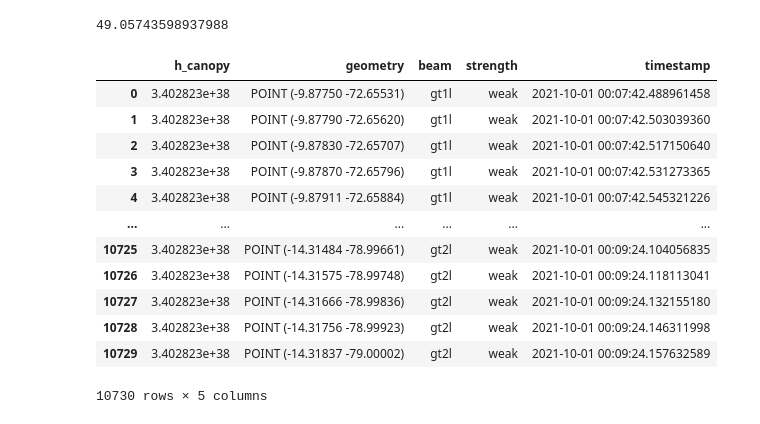
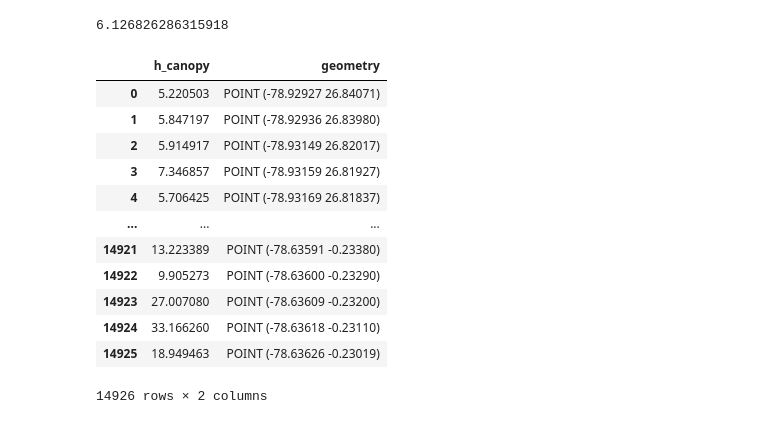
Before and after one commit to developmentseed/icesat-parquet, a Jupyter notebook: atl08_earthaccess.ipynb, the cells around one changed output. Saved outputs shown, nothing was run; the diff lists cells and outputs as text; code cells hidden in the pictures.

```diff
--- a/atl08_earthaccess.ipynb
+++ b/atl08_earthaccess.ipynb
@@ -386,39 +367,39 @@ gdf
 # %%
-file_size_bytes = os.path.getsize('atl08_parquet/year=2021/month=10/0.parquet')
+file_size_bytes = os.path.getsize('atl08_parquet/year=2021/month=11/0.parquet')
 
 # Convert bytes to megabytes
 file_size_mb = file_size_bytes / (1024 * 1024)
 file_size_mb
 # %% [output]
-49.05743598937988
+6.126826286315918
 # %%
 from shapely import wkb
 dataset = pq.ParquetDataset("atl08_parquet", partitioning="hive", filters=[('year', '>=', 2021),
                                                      ('year', '<=', 2021),
-                                                     ('month', '>=', 10),
-                                                     ('month', '<=', 10),
-                                                     ('strength', '==', 'weak')])
-table = dataset.read(columns=["h_canopy", "geometry", "beam", "strength","timestamp"])
+                                                     ('month', '>=', 11),
+                                                     ('month', '<=', 11),
+                                                     ('strength', '==', 'strong')])
+table = dataset.read(columns=["h_canopy", "geometry"])
 df = table.to_pandas()
 df['geometry'] = df['geometry'].apply(wkb.loads)
 
 
 gdf = gpd.GeoDataFrame(df, geometry='geometry')
 gdf
 # %% [output]
-|  | h_canopy | geometry | beam | strength | timestamp |
-| 0 | 3.402823e+38 | POINT (-9.87750 -72.65531) | gt1l | weak | 2021-10-01 00:07:42.488961458 |
-| 1 | 3.402823e+38 | POINT (-9.87790 -72.65620) | gt1l | weak | 2021-10-01 00:07:42.503039360 |
-| 2 | 3.402823e+38 | POINT (-9.87830 -72.65707) | gt1l | weak | 2021-10-01 00:07:42.517150640 |
-| 3 | 3.402823e+38 | POINT (-9.87870 -72.65796) | gt1l | weak | 2021-10-01 00:07:42.531273365 |
-| 4 | 3.402823e+38 | POINT (-9.87911 -72.65884) | gt1l | weak | 2021-10-01 00:07:42.545321226 |
-| ... | ... | ... | ... | ... | ... |
-| 10725 | 3.402823e+38 | POINT (-14.31484 -78.99661) | gt2l | weak | 2021-10-01 00:09:24.104056835 |
-| 10726 | 3.402823e+38 | POINT (-14.31575 -78.99748) | gt2l | weak | 2021-10-01 00:09:24.118113041 |
-| 10727 | 3.402823e+38 | POINT (-14.31666 -78.99836) | gt2l | weak | 2021-10-01 00:09:24.132155180 |
-| 10728 | 3.402823e+38 | POINT (-14.31756 -78.99923) | gt2l | weak | 2021-10-01 00:09:24.146311998 |
-| 10729 | 3.402823e+38 | POINT (-14.31837 -79.00002) | gt2l | weak | 2021-10-01 00:09:24.157632589 |
+|  | h_canopy | geometry |
+| 0 | 5.220503 | POINT (-78.92927 26.84071) |
+| 1 | 5.847197 | POINT (-78.92936 26.83980) |
+| 2 | 5.914917 | POINT (-78.93149 26.82017) |
+| 3 | 7.346857 | POINT (-78.93159 26.81927) |
+| 4 | 5.706425 | POINT (-78.93169 26.81837) |
+| ... | ... | ... |
+| 14921 | 13.223389 | POINT (-78.63591 -0.23380) |
+| 14922 | 9.905273 | POINT (-78.63600 -0.23290) |
+| 14923 | 27.007080 | POINT (-78.63609 -0.23200) |
+| 14924 | 33.166260 | POINT (-78.63618 -0.23110) |
+| 14925 | 18.949463 | POINT (-78.63626 -0.23019) |
-10730 rows × 5 columns
+14926 rows × 2 columns
 # %%
 import matplotlib.pyplot as plt
 import matplotlib
```
Also changed, not shown: parts of 7 cells of this notebook.
